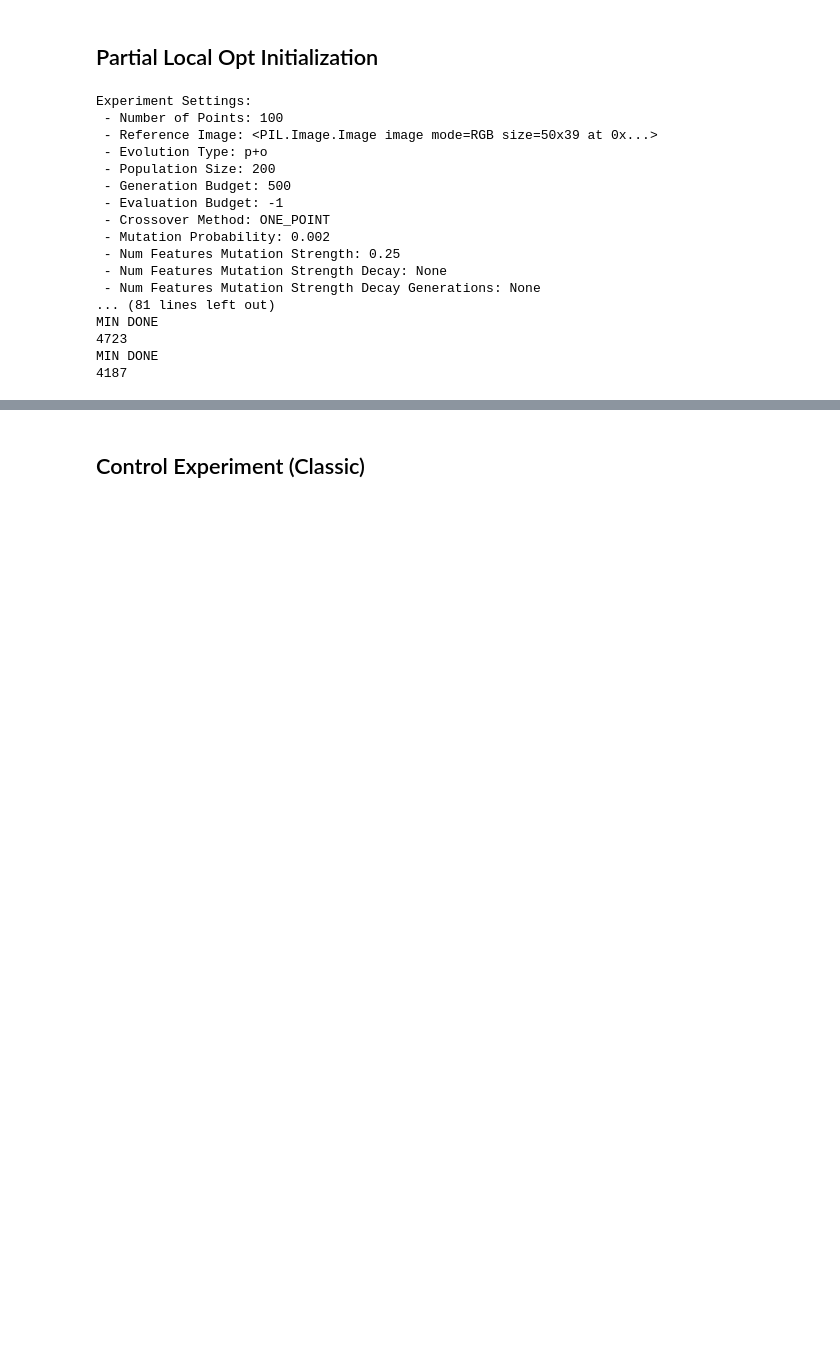
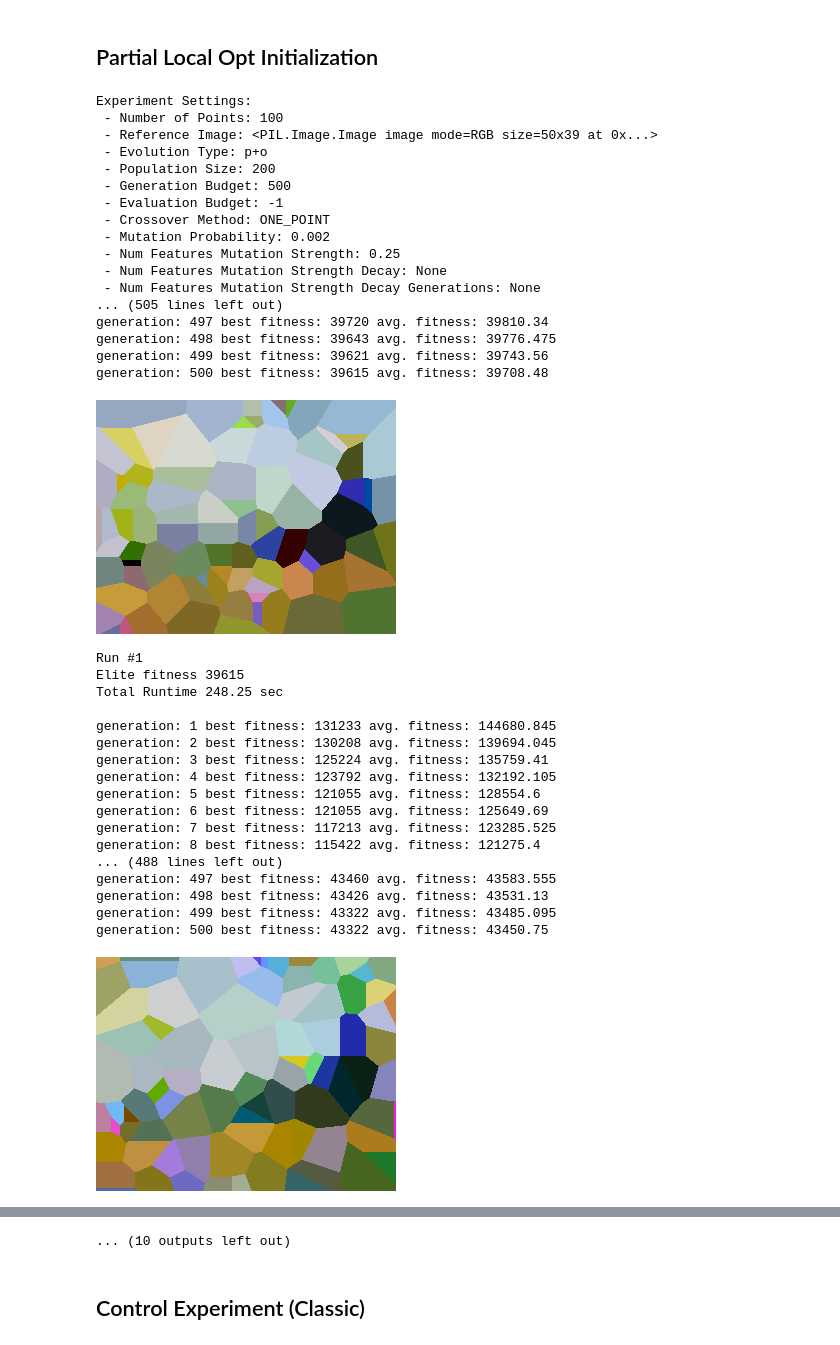
Before and after one commit to mijnnaamismarin/EA_group_project, a Jupyter notebook: experiments_hypothesis_#3.ipynb, the cells around one changed output, grey strips where cells are left out. Drawn from its saved outputs; the diff is of its cells as text; code cells hidden in the pictures; blank space fills up the shorter version.

```diff
--- a/experiments_hypothesis_#3.ipynb
+++ b/experiments_hypothesis_#3.ipynb
@@ -57,34 +57,53 @@ def reporter(time, evo):
 # %%
 evo = Evolution(100,
                 REFERENCE_IMAGE,
                 evolution_type="p+o",
                 population_size=200,
                 generation_reporter=reporter,
                 seed=10,
                 generation_budget=500,
                 selection_name='tournament_4',
                 verbose=verbose_output,
-                initialization='PARTIAL_LOCAL_OPT',
-                opt_fraction=0.25)
+                initialization='PARTIAL_LOCAL_OPT_LOAD',
+                opt_fraction=0.2)
 
 experiment_plo = Experiment("PLO_Init", evo)
 
-plo_results = experiment_plo.run_experiment(repeats=1, plot_converge=True, mode="generation")
+plo_results = experiment_plo.run_experiment(repeats=10, plot_converge=True, mode="generation")
 # %% [output]
 Experiment Settings:
  - Number of Points: 100
  - Reference Image: <PIL.Image.Image image mode=RGB size=50x39 at 0x...>
  - Evolution Type: p+o
  - Population Size: 200
  - Generation Budget: 500
  - Evaluation Budget: -1
  - Crossover Method: ONE_POINT
  - Mutation Probability: 0.002
  - Num Features Mutation Strength: 0.25
  - Num Features Mutation Strength Decay: None
  - Num Features Mutation Strength Decay Generations: None
-... (81 lines left out)
-MIN DONE
-4723
-MIN DONE
-4187
+... (505 lines left out)
+generation: 497 best fitness: 39720 avg. fitness: 39810.34
+generation: 498 best fitness: 39643 avg. fitness: 39776.475
+generation: 499 best fitness: 39621 avg. fitness: 39743.56
+generation: 500 best fitness: 39615 avg. fitness: 39708.48
+[figure, added]
+Run #1
+Elite fitness 39615
+Total Runtime 248.25 sec
+
+generation: 1 best fitness: 131233 avg. fitness: 144680.845
+generation: 2 best fitness: 130208 avg. fitness: 139694.045
+generation: 3 best fitness: 125224 avg. fitness: 135759.41
+generation: 4 best fitness: 123792 avg. fitness: 132192.105
+generation: 5 best fitness: 121055 avg. fitness: 128554.6
+generation: 6 best fitness: 121055 avg. fitness: 125649.69
+generation: 7 best fitness: 117213 avg. fitness: 123285.525
+generation: 8 best fitness: 115422 avg. fitness: 121275.4
+... (488 lines left out)
+generation: 497 best fitness: 43460 avg. fitness: 43583.555
+generation: 498 best fitness: 43426 avg. fitness: 43531.13
+generation: 499 best fitness: 43322 avg. fitness: 43485.095
+generation: 500 best fitness: 43322 avg. fitness: 43450.75
+[figure, added]
@@ -91,2 +182,3 @@ MIN DONE
+... (10 outputs left out)
 # %% [markdown]
 ## Control Experiment (Classic)
```
Also changed, not shown: parts of 3 cells of this notebook, 6 other files.
